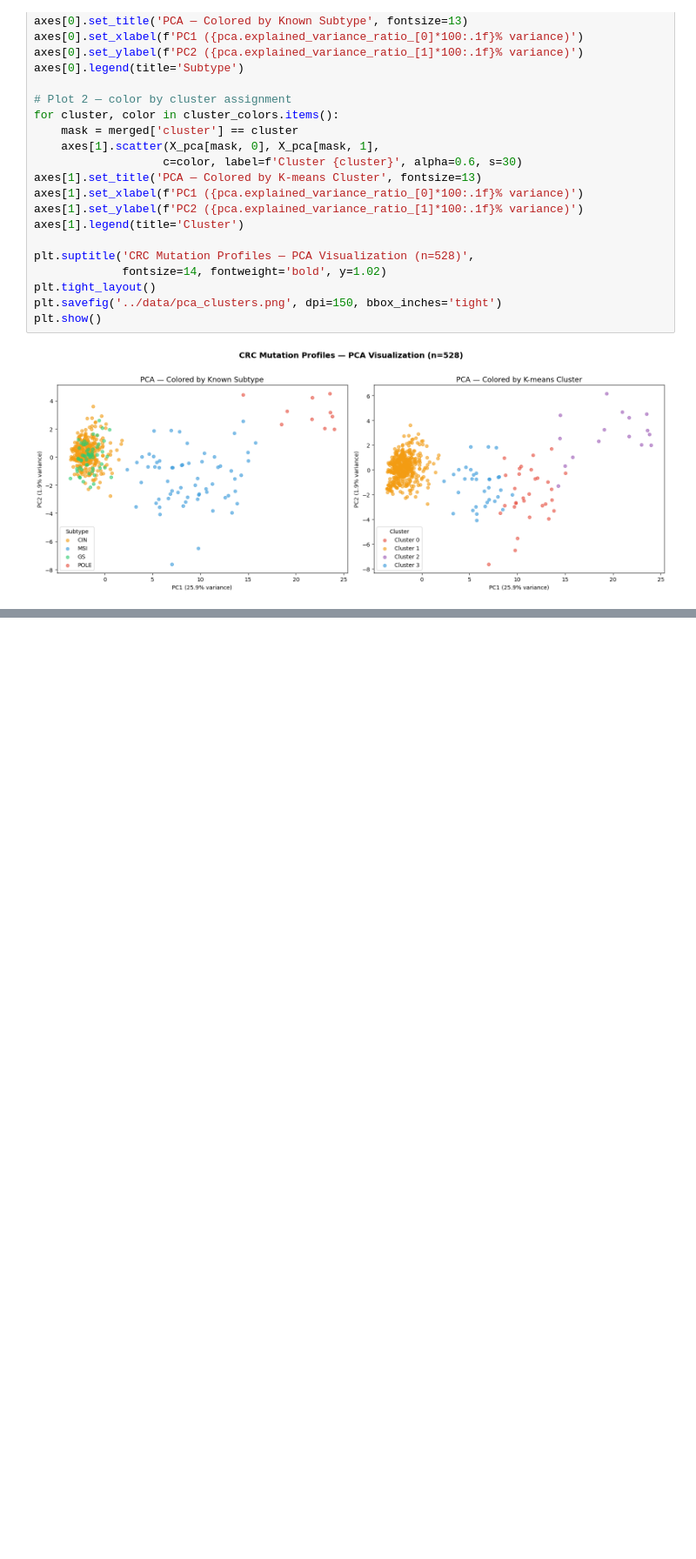
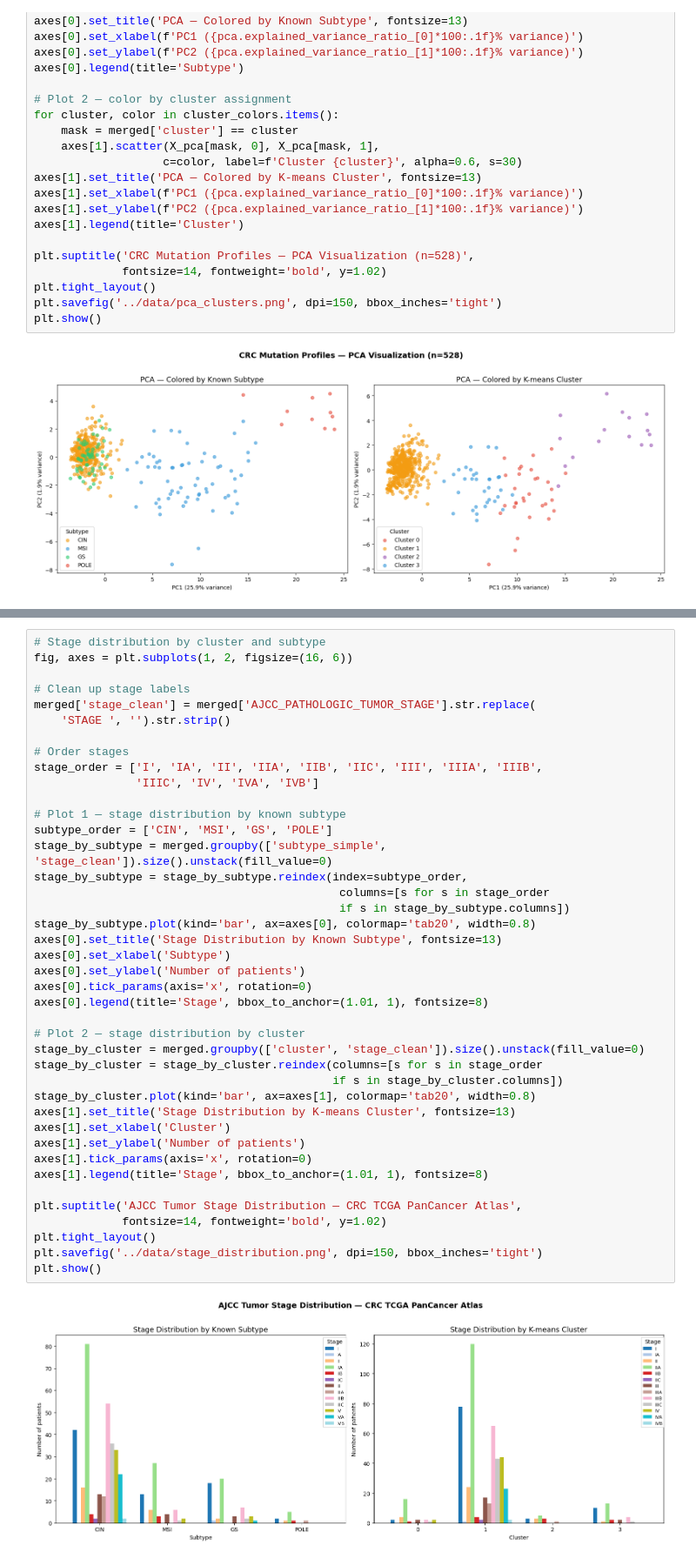
Before and after one commit to hannahas/crc-mutation-clustering, a Jupyter notebook: notebooks/analysis.ipynb, the cells around one changed output, grey strips where cells are left out. Shown at 87% size. Drawn from its saved outputs; the diff is of its cells as text; blank space fills up the shorter version.

```diff
--- a/notebooks/analysis.ipynb
+++ b/notebooks/analysis.ipynb
@@ -334,0 +328,43 @@ TypeError: '<' not supported between instances of 'float' and 'str'
+# %%
+# Stage distribution by cluster and subtype
+fig, axes = plt.subplots(1, 2, figsize=(16, 6))
+
+# Clean up stage labels
+merged['stage_clean'] = merged['AJCC_PATHOLOGIC_TUMOR_STAGE'].str.replace(
+    'STAGE ', '').str.strip()
+
+# Order stages
+stage_order = ['I', 'IA', 'II', 'IIA', 'IIB', 'IIC', 'III', 'IIIA', 'IIIB',
+               'IIIC', 'IV', 'IVA', 'IVB']
+
+# Plot 1 — stage distribution by known subtype
+subtype_order = ['CIN', 'MSI', 'GS', 'POLE']
+stage_by_subtype = merged.groupby(['subtype_simple', 'stage_clean']).size().unstack(fill_value=0)
+stage_by_subtype = stage_by_subtype.reindex(index=subtype_order,
+                                             columns=[s for s in stage_order
+                                             if s in stage_by_subtype.columns])
+stage_by_subtype.plot(kind='bar', ax=axes[0], colormap='tab20', width=0.8)
+axes[0].set_title('Stage Distribution by Known Subtype', fontsize=13)
+axes[0].set_xlabel('Subtype')
+axes[0].set_ylabel('Number of patients')
+axes[0].tick_params(axis='x', rotation=0)
+axes[0].legend(title='Stage', bbox_to_anchor=(1.01, 1), fontsize=8)
+
+# Plot 2 — stage distribution by cluster
+stage_by_cluster = merged.groupby(['cluster', 'stage_clean']).size().unstack(fill_value=0)
+stage_by_cluster = stage_by_cluster.reindex(columns=[s for s in stage_order
+                                            if s in stage_by_cluster.columns])
+stage_by_cluster.plot(kind='bar', ax=axes[1], colormap='tab20', width=0.8)
+axes[1].set_title('Stage Distribution by K-means Cluster', fontsize=13)
+axes[1].set_xlabel('Cluster')
+axes[1].set_ylabel('Number of patients')
+axes[1].tick_params(axis='x', rotation=0)
+axes[1].legend(title='Stage', bbox_to_anchor=(1.01, 1), fontsize=8)
+
+plt.suptitle('AJCC Tumor Stage Distribution — CRC TCGA PanCancer Atlas',
+             fontsize=14, fontweight='bold', y=1.02)
+plt.tight_layout()
+plt.savefig('../data/stage_distribution.png', dpi=150, bbox_inches='tight')
+plt.show()
+# %% [output]
+[figure, added]
```
Also changed, not shown: parts of 3 cells of this notebook, 2 other files.
